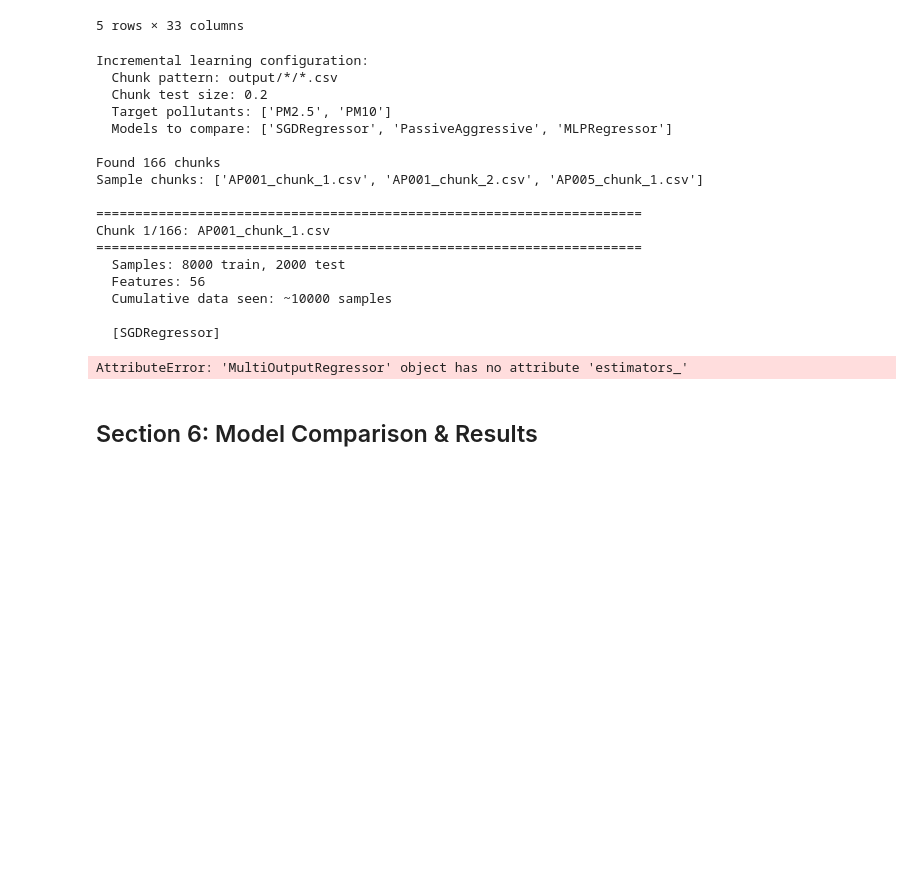
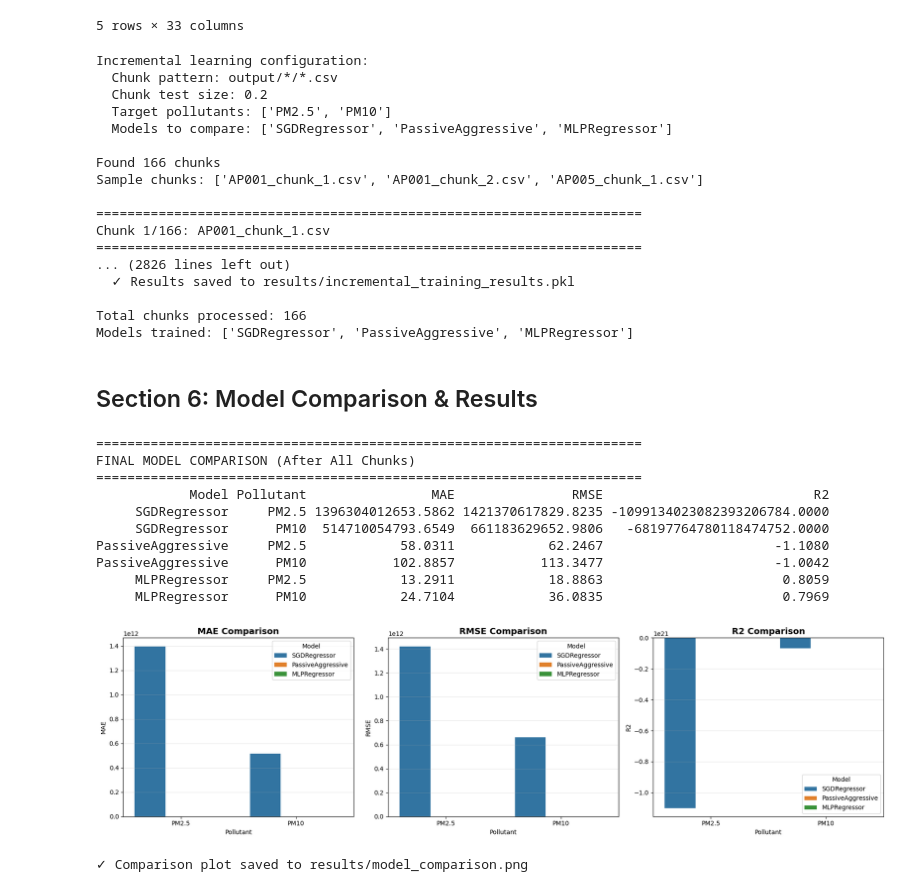
Before and after one commit to likhithkanigolla/Air-Quality-Dataset-Seggregator-DT, a Jupyter notebook: ML_Model_Training.ipynb, the cells around one changed output. Saved outputs shown, nothing was run; the diff lists cells and outputs as text; code cells hidden in the pictures; blank space fills up the shorter version.

```diff
--- a/ML_Model_Training.ipynb
+++ b/ML_Model_Training.ipynb
@@ -243,7 +261,7 @@ def _prepare_chunk_features(df_chunk, df_osm, feature_cols_ref=None):
     df_chunk['hour'] = df_chunk[datetime_col].dt.hour
     df_chunk['day_of_week'] = df_chunk[datetime_col].dt.dayofweek
     df_chunk['day_of_year'] = df_chunk[datetime_col].dt.dayofyear
-    df_chunk['week_of_year'] = df_chunk[datetime_col].dt.isocalendar().week
+    df_chunk['week_of_year'] = df_chunk[datetime_col].dt.isocalendar().week.astype(int)
     df_chunk['is_weekend'] = (df_chunk['day_of_week'] >= 5).astype(int)
     df_chunk['hour_sin'] = np.sin(2 * np.pi * df_chunk['hour'] / 24)
     df_chunk['hour_cos'] = np.cos(2 * np.pi * df_chunk['hour'] / 24)
@@ -296,6 +314,8 @@ def _prepare_chunk_features(df_chunk, df_osm, feature_cols_ref=None):
 
     # Align columns to reference
     if feature_cols_ref is None:
+        # Drop all-NaN columns only on first chunk to establish a stable schema
+        X = X.dropna(axis=1, how='all')
         feature_cols_ref = X.columns.tolist()
     for col in feature_cols_ref:
         if col not in X.columns:
@@ -305,9 +325,10 @@ def _prepare_chunk_features(df_chunk, df_osm, feature_cols_ref=None):
         X = X.drop(columns=extra_cols)
     X = X[feature_cols_ref]
 
-    # Drop all-NaN columns
-    X = X.dropna(axis=1, how='all')
-    feature_cols_ref = X.columns.tolist()
+    # Ensure no all-NaN columns (keeps shape stable for imputer)
+    all_nan_cols = X.columns[X.isna().all()].tolist()
+    if all_nan_cols:
+        X[all_nan_cols] = 0
 
     # Impute missing values
     imputer = SimpleImputer(strategy='median')
@@ -453,12 +474,11 @@ Sample chunks: ['AP001_chunk_1.csv', 'AP001_chunk_2.csv', 'AP005_chunk_1.csv']
 ======================================================================
 Chunk 1/166: AP001_chunk_1.csv
 ======================================================================
-  Samples: 8000 train, 2000 test
-  Features: 56
-  Cumulative data seen: ~10000 samples
+... (2826 lines left out)
+  ✓ Results saved to results/incremental_training_results.pkl
 
-  [SGDRegressor]
+Total chunks processed: 166
+Models trained: ['SGDRegressor', 'PassiveAggressive', 'MLPRegressor']
-AttributeError: 'MultiOutputRegressor' object has no attribute 'estimators_'
 # %% [markdown]
 ## Section 6: Model Comparison & Results
 # %%
@@ -467,6 +487,7 @@ AttributeError: 'MultiOutputRegressor' object has no attribute 'estimators_'
 # =========================================
 import matplotlib.pyplot as plt
 import seaborn as sns
+from matplotlib.ticker import ScalarFormatter
 
 # Extract final metrics for each model
 final_comparison = {}
@@ -481,34 +502,49 @@ for model_name, metrics in final_comparison.items():
         comparison_data.append({
             'Model': model_name,
             'Pollutant': pollutant,
             'MAE': vals['MAE'],
             'RMSE': vals['RMSE'],
             'R2': vals['R2']
         })
 
 df_comparison = pd.DataFrame(comparison_data)
 print("\n" + "="*70)
 print("FINAL MODEL COMPARISON (After All Chunks)")
 print("="*70)
-print(df_comparison.to_string(index=False))
+print(df_comparison.to_string(index=False, float_format="%.4f"))
 
 # Visualize comparison
 fig, axes = plt.subplots(1, 3, figsize=(18, 5))
 
 for idx, metric in enumerate(['MAE', 'RMSE', 'R2']):
     ax = axes[idx]
     df_plot = df_comparison[df_comparison['Pollutant'] != 'AVERAGE'] if 'AVERAGE' in df_comparison['Pollutant'].values else df_comparison
     sns.barplot(data=df_plot, x='Pollutant', y=metric, hue='Model', ax=ax)
     ax.set_title(f'{metric} Comparison', fontsize=14, fontweight='bold')
     ax.set_ylabel(metric)
     ax.legend(title='Model')
     ax.grid(axis='y', alpha=0.3)
+    ax.ticklabel_format(style='plain', axis='y')
+    ax.yaxis.set_major_formatter(ScalarFormatter())
 
 plt.tight_layout()
 plt.savefig(os.path.join(RESULTS_DIR, 'model_comparison.png'), dpi=300, bbox_inches='tight')
 plt.show()
 
 print(f"\n✓ Comparison plot saved to {RESULTS_DIR}/model_comparison.png")
+# %% [output]
+======================================================================
+FINAL MODEL COMPARISON (After All Chunks)
+======================================================================
+            Model Pollutant                MAE               RMSE                           R2
+     SGDRegressor     PM2.5 1396304012653.5862 1421370617829.8235 -1099134023082393206784.0000
+     SGDRegressor      PM10  514710054793.6549  661183629652.9806   -68197764780118474752.0000
+PassiveAggressive     PM2.5            58.0311            62.2467                      -1.1080
+PassiveAggressive      PM10           102.8857           113.3477                      -1.0042
+     MLPRegressor     PM2.5            13.2911            18.8863                       0.8059
+     MLPRegressor      PM10            24.7104            36.0835                       0.7969
+[figure, added]
+✓ Comparison plot saved to results/model_comparison.png
 # %%
 # =========================================
 # Visualize Learning Progression Across Chunks
```
Also changed, not shown: parts of 3 cells of this notebook, 3 other files.
